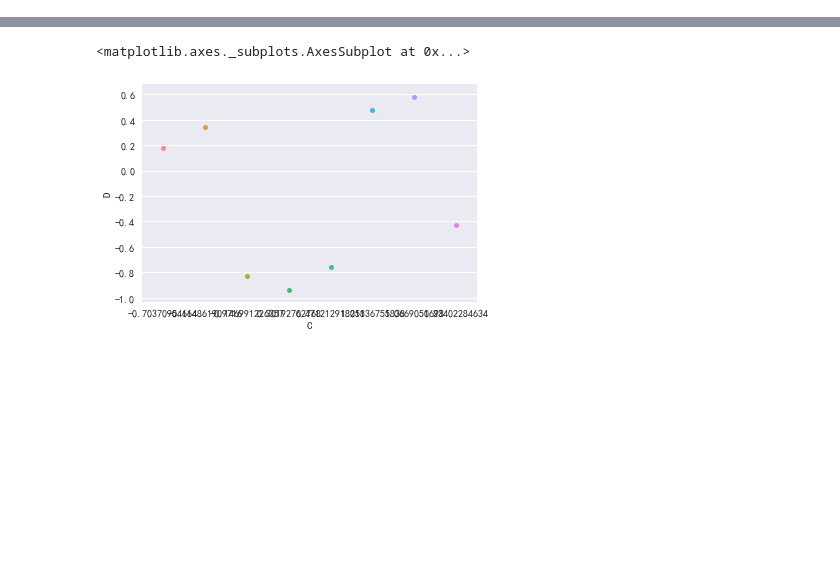
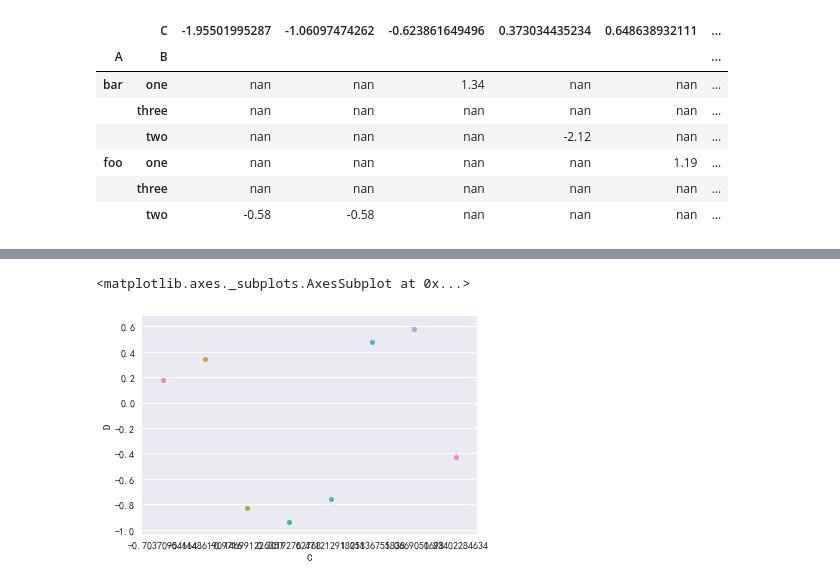
Before and after one commit to EthanProg/python_project, a Jupyter notebook: names/practice1.ipynb, the cells around one changed output, grey strips where cells are left out. Drawn from its saved outputs; the diff is of its cells as text; code cells hidden in the pictures; blank space fills up the shorter version.

```diff
--- a/names/practice1.ipynb
+++ b/names/practice1.ipynb
@@ -41,0 +42,11 @@ df
+# %%
+df.pivot_table(index=['A','B'],columns='C',values='D')
+# %% [output]
+|  | C | -1.95501995287 | -1.06097474262 | -0.623861649496 | 0.373034435234 | 0.648638932111 | ... |
+| A | B |  |  |  |  |  | ... |
+| bar | one | nan | nan | 1.34 | nan | nan | ... |
+|  | three | nan | nan | nan | nan | nan | ... |
+|  | two | nan | nan | nan | -2.12 | nan | ... |
+| foo | one | nan | nan | nan | nan | 1.19 | ... |
+|  | three | nan | nan | nan | nan | nan | ... |
+|  | two | -0.58 | -0.58 | nan | nan | nan | ... |
```
Also changed, not shown: parts of 2 cells of this notebook, 4 other files.
